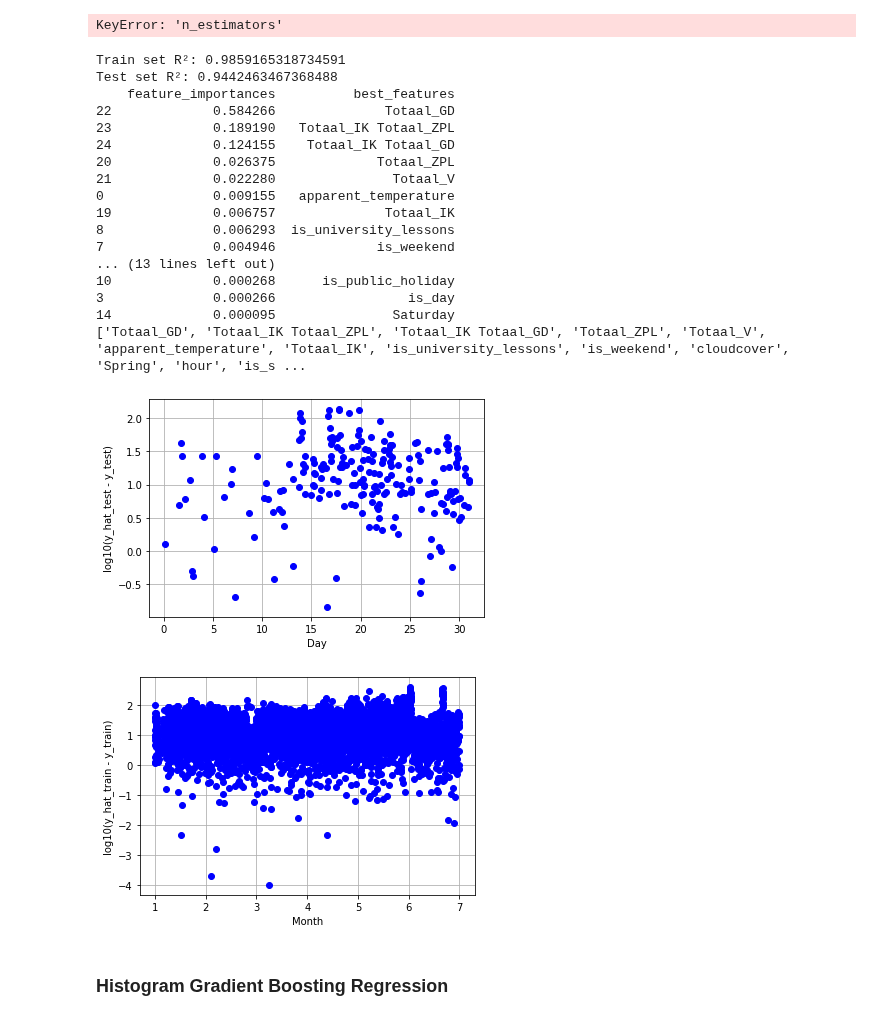
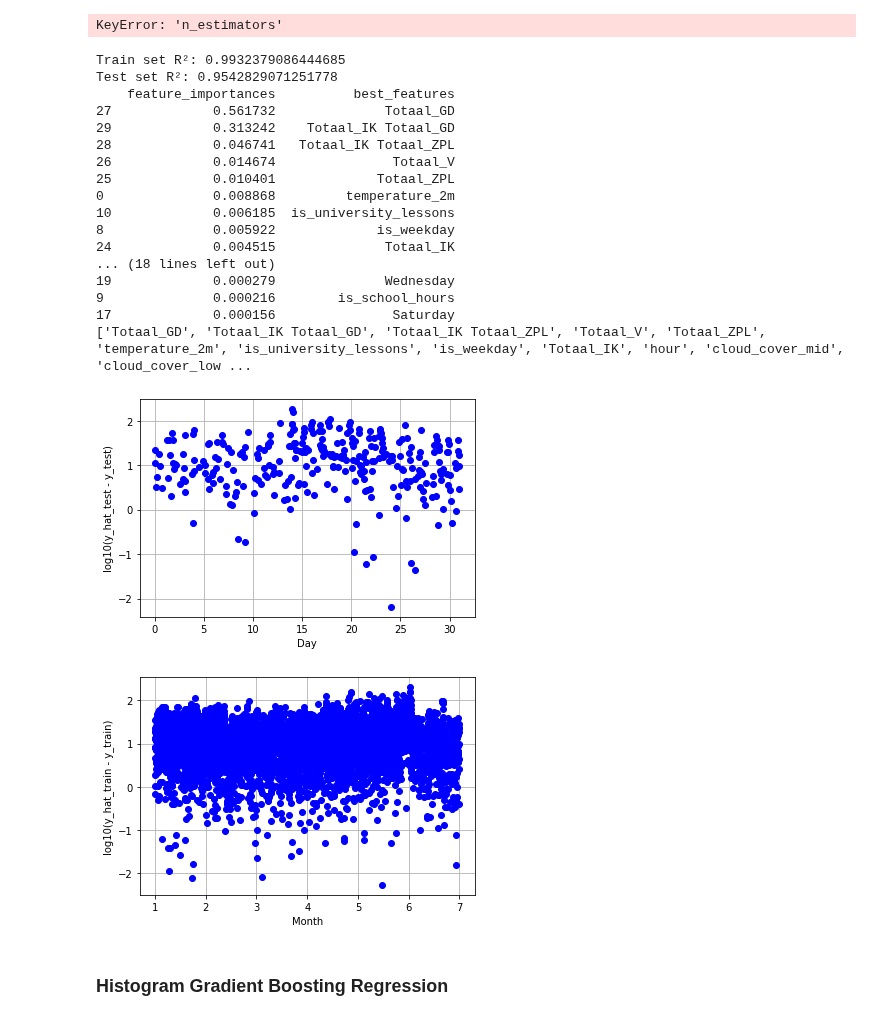
Before and after one commit to Lucmeister55/MLLS_Project1, a Jupyter notebook: project-1-starter-notebook.ipynb, the cells around one changed output. Cells and saved outputs as stored; diff of their text form; code cells hidden in the pictures.

```diff
--- a/project-1-starter-notebook.ipynb
+++ b/project-1-starter-notebook.ipynb
@@ -107,6 +107,9 @@ bicycle_data = pd.concat([bicycle_data, coupurelinks_lagged["Totaal_CL"].reset_i
 8931        0.0            0.0            0.0
 8932        1.0            0.0            1.0
 # %%
+from sklearn.experimental import enable_iterative_imputer
+from sklearn.impute import SimpleImputer, IterativeImputer, KNNImputer
+
 bicycle_data["Date_hour"] = bicycle_data['Ordening'].str.extract(r'^(.*?T\d{2})..')
 bicycle_data = bicycle_data.groupby(['Datum', 'Date_hour']).agg({'Totaal': 'sum', 'Totaal_IK': "sum",
                                                                  'Totaal_ZPL': "sum", 'Totaal_V': "sum",
@@ -114,6 +117,12 @@ bicycle_data = bicycle_data.groupby(['Datum', 'Date_hour']).agg({'Totaal': 'sum'
 print(bicycle_data.shape)
 print(min(bicycle_data["Date_hour"]))
 print(max(bicycle_data["Date_hour"]))
+bicycle_data = bicycle_data.replace(0, np.nan)
+
+imputer = SimpleImputer(strategy = 'mean')
+bicycle_imputed = imputer.fit_transform(bicycle_data.filter(regex='^Totaal', axis=1))
+bicycle_data[bicycle_data.filter(regex='^Totaal', axis=1).columns] = bicycle_imputed
+print(bicycle_data.isna().sum())
 bicycle_data.head()
 # %% [output]
 (11687, 7)
@@ -302,8 +309,8 @@ university_lessons = {
 
 Ghent_event = {"gentsefeesten": ['07-14', '07-23']}
 
+feature_data['is_weekday'] = (~feature_data['weekday'].isin(["Saturday", "Sunday"])).astype(int)
 feature_data['is_school_hours'] = ((date_time.dt.hour >= 8) & (date_time.dt.hour <= 17)).astype(int)
-feature_data['is_weekend'] = (feature_data['weekday'].isin(["Saturday", "Sunday"])).astype(int)
 feature_data['is_university_lessons'] = date_in_intervals(feature_data["month_day"], university_lessons)
 feature_data['is_Ghent_event'] = date_in_intervals(feature_data["month_day"], Ghent_event)
 
@@ -321,6 +328,9 @@ feature_data.head()
 # %%
 # Create a binary vector using the function
-print(sum(date_in_intervals(feature_data["date_dt"], belgian_holidays)))
+
+bouwverlof = {
+    "summer": ["07-17", "08-07"],
+}
 
 feature_data['is_public_holiday'] = (date_time.dt.date.isin(belgian_holidays)).astype(int)
 feature_data['is_bridge_day'] = (feature_data['weekday'].isin(["Monday", "Friday"]) & feature_data['next_day'].dt.date.isin(belgian_holidays) | feature_data['prev_day'].dt.date.isin(belgian_holidays)).astype(int)
@@ -332,7 +342,7 @@ for i, check_date in enumerate(date_time):
         if start_date <= check_date <= end_date:
             is_school_holiday[i] = 1
 feature_data["is_school_holiday"] = is_school_holiday
+feature_data['is_bouwverlof'] = date_in_intervals(feature_data["month_day"], bouwverlof)
 print(feature_data.shape)
 feature_data.head()
-print(feature_data.sum())
 # %% [output]
@@ -455,18 +457,19 @@ print(all_features)
 # %%
 poly = PolynomialFeatures(interaction_only=True, include_bias = False)
 
-bike_features = ['Totaal_IK', 'Totaal_ZPL', 'Totaal_V', 'Totaal_GD']
+bike_features = list(bicycle_data.filter(regex='^Totaal_', axis=1).columns)
 
-weather_features = ['temperature_2m', 'apparent_temperature', 'precipitation', 'cloudcover', 'is_day', 'hour', 'hour_sin']
+poly_features = bike_features
 
-bike_train_poly = poly.fit_transform(train_data[bike_features])
-bike_test_poly = poly.fit_transform(test_data[bike_features])
+train_poly = poly.fit_transform(train_data[poly_features])
+test_poly = poly.fit_transform(test_data[poly_features])
+
 interaction_feature_names = poly.get_feature_names_out()
-bike_train = pd.DataFrame(bike_train_poly, columns=interaction_feature_names)
-bike_test = pd.DataFrame(bike_test_poly, columns=interaction_feature_names)
+poly_train = pd.DataFrame(train_poly, columns=interaction_feature_names)
+poly_test = pd.DataFrame(test_poly, columns=interaction_feature_names)
 
-train_data = pd.concat([train_data.drop(columns=bike_features), bike_train], axis=1)
-test_data = pd.concat([test_data.drop(columns=bike_features), bike_test], axis=1)
+train_data = pd.concat([train_data.drop(columns=poly_features), poly_train], axis=1)
+test_data = pd.concat([test_data.drop(columns=poly_features), poly_test], axis=1)
 
 all_features = list(train_data.select_dtypes(include='number').columns)
 elements_to_remove = ["Totaal"]
@@ -924,53 +924,55 @@ X_test = test_data.loc[:, all_features]
 y_train = train_data["Totaal"]
 y_test = gtest_data["Totaal"]
 
-pipeline = make_pipeline(StandardScaler(), SelectFromModel(Lasso()), GradientBoostingRegressor(max_depth = 7,
+#pca = PCA().fit(X_train)
+
+pipeline = make_pipeline(StandardScaler(), SelectFromModel(Lasso(alpha = 0.3)), GradientBoostingRegressor(max_depth = 8,
                                                                                                learning_rate = 0.10,
                                                                                                n_estimators = 100,
                                                                                                verbose = 0
                                                                                                ))
 
 pipeline.fit(X_train, y_train)
 
 y_hat_train = pipeline.predict(X_train) # predict training data
 
 y_hat_test = pipeline.predict(X_test) # predict test data
 
 R_train = pipeline.score(X_train, y_train) # Training set R²
 R_test = pipeline.score(X_test, y_test) # Test set R²
 
 best_features = X_train.columns[pipeline.named_steps['selectfrommodel'].get_support()]
 feature_importances = pipeline.named_steps['gradientboostingregressor'].feature_importances_
 feature_matrix = pd.DataFrame(data = {"feature_importances": feature_importances, "best_features": best_features}).sort_values(by = "feature_importances", ascending = False)
 
 print('Train set R²: {}'.format(R_train))
 print('Test set R²: {}'.format(R_test))
 print(feature_matrix)
 print(list(feature_matrix["best_features"]))
 
 save_predictions("GBReg", test_data, y_hat_test)
 
 plot_diff(y_train, y_hat_train, y_test, y_hat_test)
 # %% [output]
-Train set R²: 0.9859165318734591
-Test set R²: 0.9442463467368488
+Train set R²: 0.9932379086444685
+Test set R²: 0.9542829071251778
     feature_importances          best_features
-22             0.584266              Totaal_GD
-23             0.189190   Totaal_IK Totaal_ZPL
-24             0.124155    Totaal_IK Totaal_GD
-20             0.026375             Totaal_ZPL
-21             0.022280               Totaal_V
-0              0.009155   apparent_temperature
-19             0.006757              Totaal_IK
-8              0.006293  is_university_lessons
-7              0.004946             is_weekend
-... (13 lines left out)
-10             0.000268      is_public_holiday
-3              0.000266                 is_day
-14             0.000095               Saturday
-['Totaal_GD', 'Totaal_IK Totaal_ZPL', 'Totaal_IK Totaal_GD', 'Totaal_ZPL', 'Totaal_V', 'apparent_temperature', 'Totaal_IK', 'is_university_lessons', 'is_weekend', 'cloudcover', 'Spring', 'hour', 'is_s ...
+27             0.561732              Totaal_GD
+29             0.313242    Totaal_IK Totaal_GD
+28             0.046741   Totaal_IK Totaal_ZPL
+26             0.014674               Totaal_V
+25             0.010401             Totaal_ZPL
+0              0.008868         temperature_2m
+10             0.006185  is_university_lessons
+8              0.005922             is_weekday
+24             0.004515              Totaal_IK
+... (18 lines left out)
+19             0.000279              Wednesday
+9              0.000216        is_school_hours
+17             0.000156               Saturday
+['Totaal_GD', 'Totaal_IK Totaal_GD', 'Totaal_IK Totaal_ZPL', 'Totaal_V', 'Totaal_ZPL', 'temperature_2m', 'is_university_lessons', 'is_weekday', 'Totaal_IK', 'hour', 'cloud_cover_mid', 'cloud_cover_low ...
-[figure, old version]
+[figure, new version]
-[figure, old version]
+[figure, new version]
 # %% [markdown]
 ### Histogram Gradient Boosting Regression
 # %%
```
Also changed, not shown: parts of 21 cells of this notebook, 5 other files.
